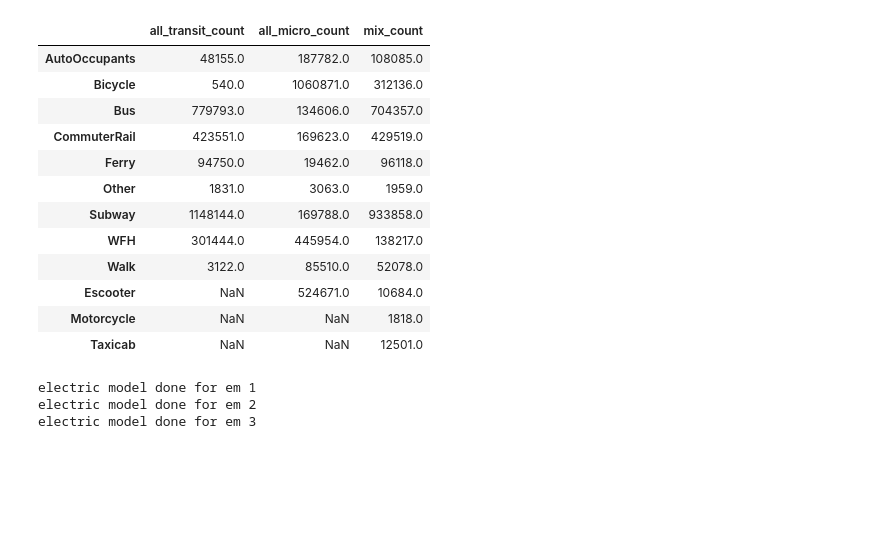
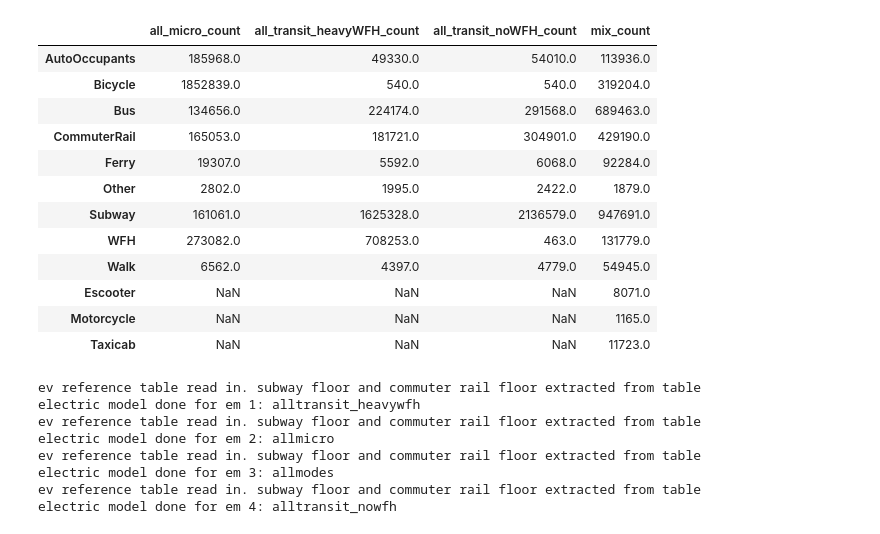
Before and after one commit to BNewborn/mobility-electrification, a Jupyter notebook: 05_Commuter_Electric_Pipeline/Make_Objects_For_Dashboarding.ipynb, the cells around one changed output. Cells and saved outputs as stored; diff of their text form; code cells hidden in the pictures; blank space fills up the shorter version.

```diff
--- a/05_Commuter_Electric_Pipeline/Make_Objects_For_Dashboarding.ipynb
+++ b/05_Commuter_Electric_Pipeline/Make_Objects_For_Dashboarding.ipynb
@@ -18,3 +22,6 @@ from electrical_model.electrical_model import ElectricModel
 # load ipums data to local variable (ipums_df_19)
 ipums_df_19 = pd.read_csv("commuter_model/disaggregated_cleaned_ipums_data.csv",index_col=0)
 ipums_df_19 = ipums_df_19[ipums_df_19['YEAR']==2019].reset_index(drop=True).copy()
+# %%
+for x in ipums_df_19.columns:
+    print(x)
@@ -21,5 +46,8 @@ ipums_df_19 = ipums_df_19[ipums_df_19['YEAR']==2019].reset_index(drop=True).copy
 # %%
-commuter_model_alltransit = CommuterModel(ipums_df=ipums_df_19.copy())
+commuter_model_alltransit_no_wfh = CommuterModel(ipums_df=ipums_df_19.copy())
+commuter_model_alltransit_heavy_wfh = CommuterModel(ipums_df=ipums_df_19.copy())
+
+
 commuter_model_allmicro = CommuterModel(ipums_df=ipums_df_19.copy())
 commuter_model_mix = CommuterModel(ipums_df=ipums_df_19.copy())
 # %%
@@ -186,7 +315,7 @@ commuter_model_allmicro.ipums_df['FLAG_WALK'] = commuter_model_allmicro.walking_
 
 ## E-Bike
 commuter_model_allmicro.ipums_df['FLAG_EBIKE']=commuter_model_allmicro.ebike_flag_binary(
-                                        max_age=70
+                                        max_age=100
                                         ,max_distance = 24
                                         ,male_pct = 100
                                         ,female_pct = 100
@@ -199,19 +328,11 @@ commuter_model_allmicro.ipums_df['FLAG_EBIKE']=commuter_model_allmicro.ebike_fla
 commuter_model_allmicro.ipums_df["FLAG_WFH"] = commuter_model_allmicro.wfh_flag_binary(
                                             wfh_dampener=1
                                                 )
+### Assign transit mode hierarchically
+commuter_model_allmicro.ipums_df['First_Assignment'] = commuter_model_allmicro.AssignTransModesWaterfall(
+                                                    ["FLAG_EBIKE","FLAG_ESCOOTER","FLAG_WALK","FLAG_WFH"]
+                                                                                )
 
-commuter_model_allmicro.ipums_df['First_Assignment'] = commuter_model_allmicro.RandAssignNoOption(
-                                                                commuter_model_allmicro.ipums_df['FLAG_AUTO'],
-                                                                commuter_model_allmicro.ipums_df['FLAG_MOTORCYCLE'],
-                                                                commuter_model_allmicro.ipums_df['FLAG_TAXICAB'],
-                                                                commuter_model_allmicro.ipums_df['FLAG_EBUSES'],
-                                                                commuter_model_allmicro.ipums_df['FLAG_SUBWAY'],
-                                                                commuter_model_allmicro.ipums_df['FLAG_COMMUTERRAIL'],
-                                                                commuter_model_allmicro.ipums_df['FLAG_FERRY'],
-                                                                commuter_model_allmicro.ipums_df['FLAG_ESCOOTER'],
-                                                                commuter_model_allmicro.ipums_df['FLAG_WALK'],
-                                                                commuter_model_allmicro.ipums_df['FLAG_EBIKE'],
-                                                                commuter_model_allmicro.ipums_df['FLAG_WFH'])
 commuter_model_allmicro.ipums_df['TransMode'] = commuter_model_allmicro.RandAssignChosenOption(
                                                                 commuter_model_allmicro.ipums_df['First_Assignment'],
                                                                 commuter_model_allmicro.ipums_df['MODE_TRANSP_TO_WORK_HBDMATCH'],
@@ -464,0 +580,4 @@ Name: First_Assignment, dtype: int64
+# %%
+for x in commuter_model_mix.ipums_df.columns:
+    print(x)
+commuter_model_mix.ipums_df.head(2)
@@ -465,23 +605,26 @@ Name: First_Assignment, dtype: int64
 # %%
 master_df = pd.DataFrame()
-for x in [commuter_model_alltransit,commuter_model_allmicro,commuter_model_mix]:
+for x in [commuter_model_allmicro
+        ,commuter_model_alltransit_heavy_wfh
+        ,commuter_model_alltransit_no_wfh
+        ,commuter_model_mix]:
     master_df = pd.concat([master_df,x.ipums_df.groupby(by=["TransMode"])['PERWT'].sum()],axis=1)
-master_df.columns=["all_transit_count","all_micro_count","mix_count"]
+master_df.columns=["all_micro_count","all_transit_heavyWFH_count","all_transit_noWFH_count","mix_count"]
 master_df
 # %% [output]
-|  | all_transit_count | all_micro_count | mix_count |
-| AutoOccupants | 48155.0 | 187782.0 | 108085.0 |
-| Bicycle | 540.0 | 1060871.0 | 312136.0 |
-| Bus | 779793.0 | 134606.0 | 704357.0 |
-| CommuterRail | 423551.0 | 169623.0 | 429519.0 |
-| Ferry | 94750.0 | 19462.0 | 96118.0 |
-| Other | 1831.0 | 3063.0 | 1959.0 |
-| Subway | 1148144.0 | 169788.0 | 933858.0 |
-| WFH | 301444.0 | 445954.0 | 138217.0 |
-| Walk | 3122.0 | 85510.0 | 52078.0 |
-| Escooter | NaN | 524671.0 | 10684.0 |
-| Motorcycle | NaN | NaN | 1818.0 |
-| Taxicab | NaN | NaN | 12501.0 |
+|  | all_micro_count | all_transit_heavyWFH_count | all_transit_noWFH_count | mix_count |
+| AutoOccupants | 185968.0 | 49330.0 | 54010.0 | 113936.0 |
+| Bicycle | 1852839.0 | 540.0 | 540.0 | 319204.0 |
+| Bus | 134656.0 | 224174.0 | 291568.0 | 689463.0 |
+| CommuterRail | 165053.0 | 181721.0 | 304901.0 | 429190.0 |
+| Ferry | 19307.0 | 5592.0 | 6068.0 | 92284.0 |
+| Other | 2802.0 | 1995.0 | 2422.0 | 1879.0 |
+| Subway | 161061.0 | 1625328.0 | 2136579.0 | 947691.0 |
+| WFH | 273082.0 | 708253.0 | 463.0 | 131779.0 |
+| Walk | 6562.0 | 4397.0 | 4779.0 | 54945.0 |
+| Escooter | NaN | NaN | NaN | 8071.0 |
+| Motorcycle | NaN | NaN | NaN | 1165.0 |
+| Taxicab | NaN | NaN | NaN | 11723.0 |
 # %%
 ### Electric Model
 ### read in commuter_df. feed that and the ev file location to class
@@ -497,6 +651,6 @@ em_3 = ElectricModel(commuter_model_mix.ipums_df
 # %%
 ct= 0
-for e_m in [em_1,em_2,em_3]:
+for e_m in [em_1,em_2,em_3,em_4]:
     ct+=1
     ## Run methods in order to read in, clean, and aggregate data
     e_m.read_electric_info_in()
@@ -506,8 +660,13 @@ for e_m in [em_1,em_2,em_3]:
     e_m.create_in_out_flow_dfs()
 
     e_m.aggregate_data()
-    print(f"electric model done for em {ct}")
+    print(f"electric model done for em {ct}: {e_m.model_name}")
 # %% [output]
-electric model done for em 1
-electric model done for em 2
-electric model done for em 3
+ev reference table read in. subway floor and commuter rail floor extracted from table
+electric model done for em 1: alltransit_heavywfh
+ev reference table read in. subway floor and commuter rail floor extracted from table
+electric model done for em 2: allmicro
+ev reference table read in. subway floor and commuter rail floor extracted from table
+electric model done for em 3: allmodes
+ev reference table read in. subway floor and commuter rail floor extracted from table
+electric model done for em 4: alltransit_nowfh
```
Also changed, not shown: parts of 30 cells of this notebook, 4 other files.
